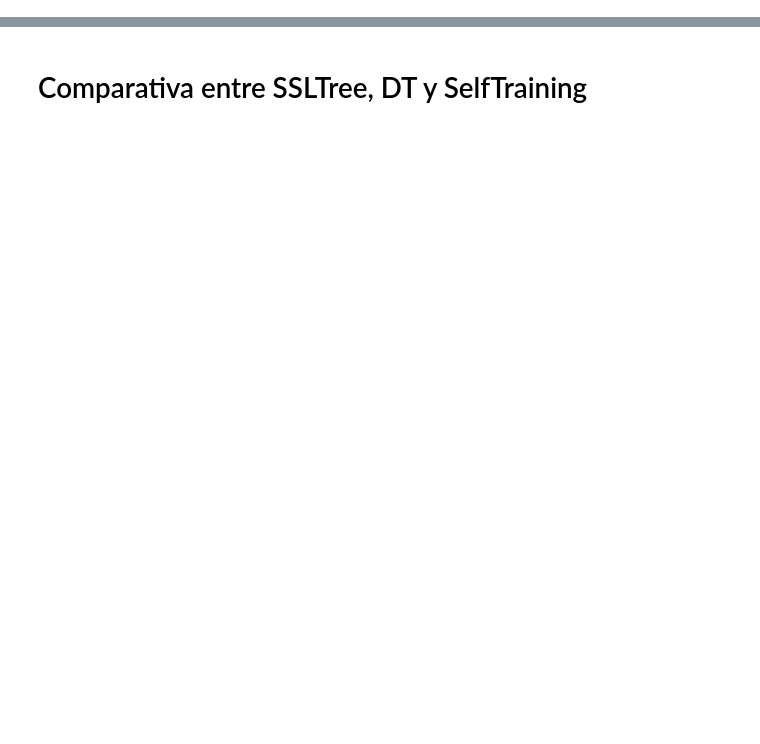
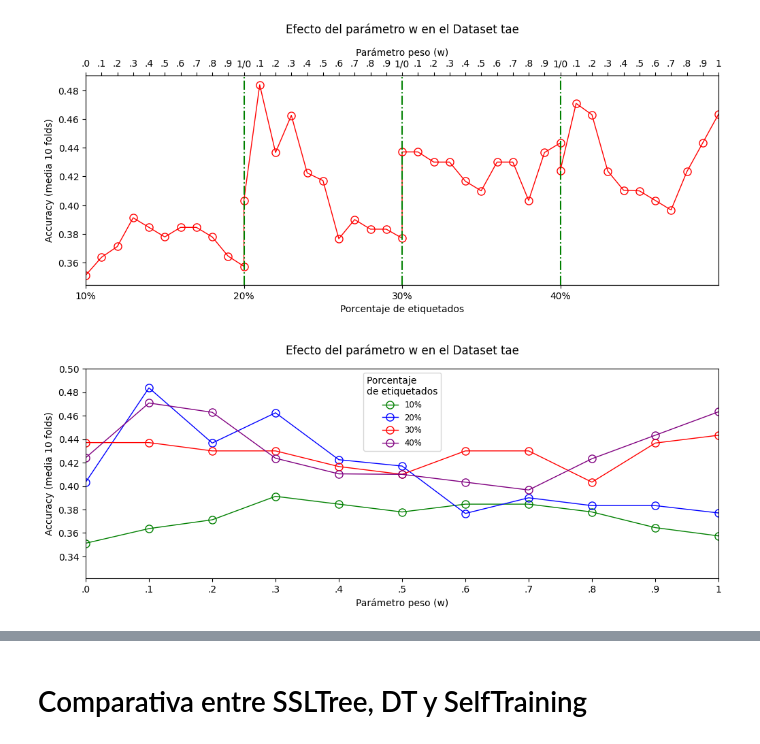
Before and after one commit to dmacha27/TFM-VIU, a Jupyter notebook: metodos/SSLTree/check_ssltree.ipynb, the cells around one changed output, grey strips where cells are left out. Drawn from its saved outputs; the diff is of its cells as text; code cells hidden in the pictures; blank space fills up the shorter version.

```diff
--- a/metodos/SSLTree/check_ssltree.ipynb
+++ b/metodos/SSLTree/check_ssltree.ipynb
@@ -199,0 +240,8 @@ len(accuracies)
+# %%
+accuracies_tae = estudio_w("tae")
+# %%
+plot_estudio_w_expandido(accuracies_tae, "tae")
+plot_estudio_w(accuracies_tae, "tae")
+# %% [output]
+[figure, added]
+[figure, added]
```
Also changed, not shown: parts of 11 cells of this notebook.
